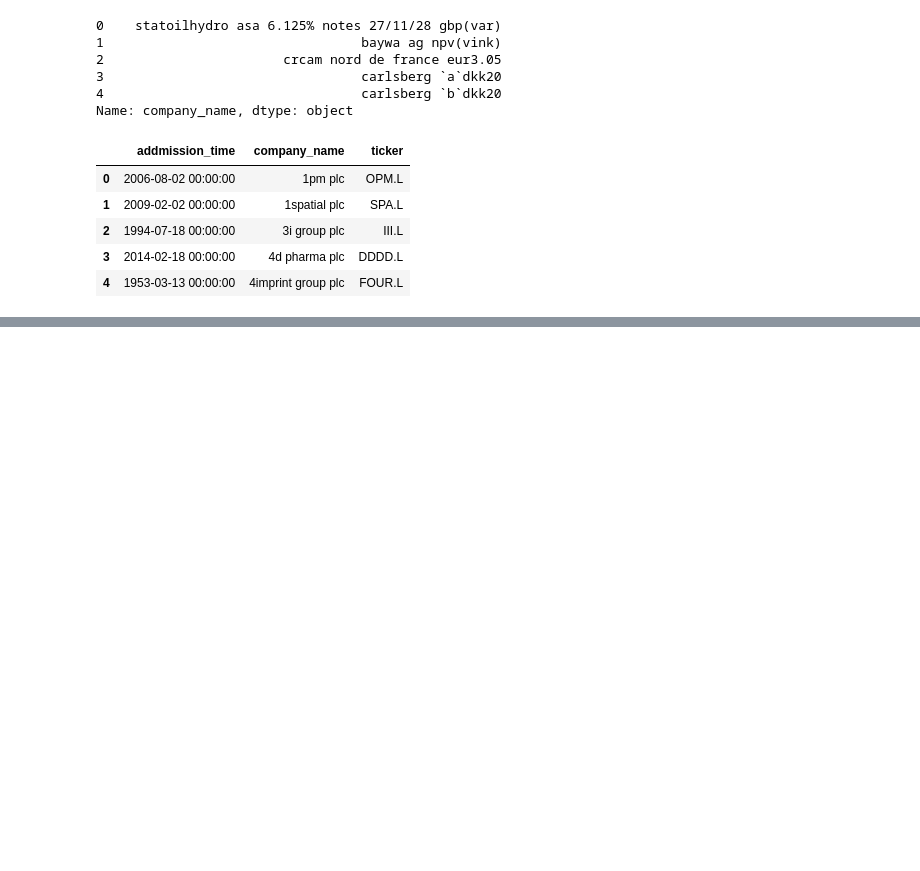
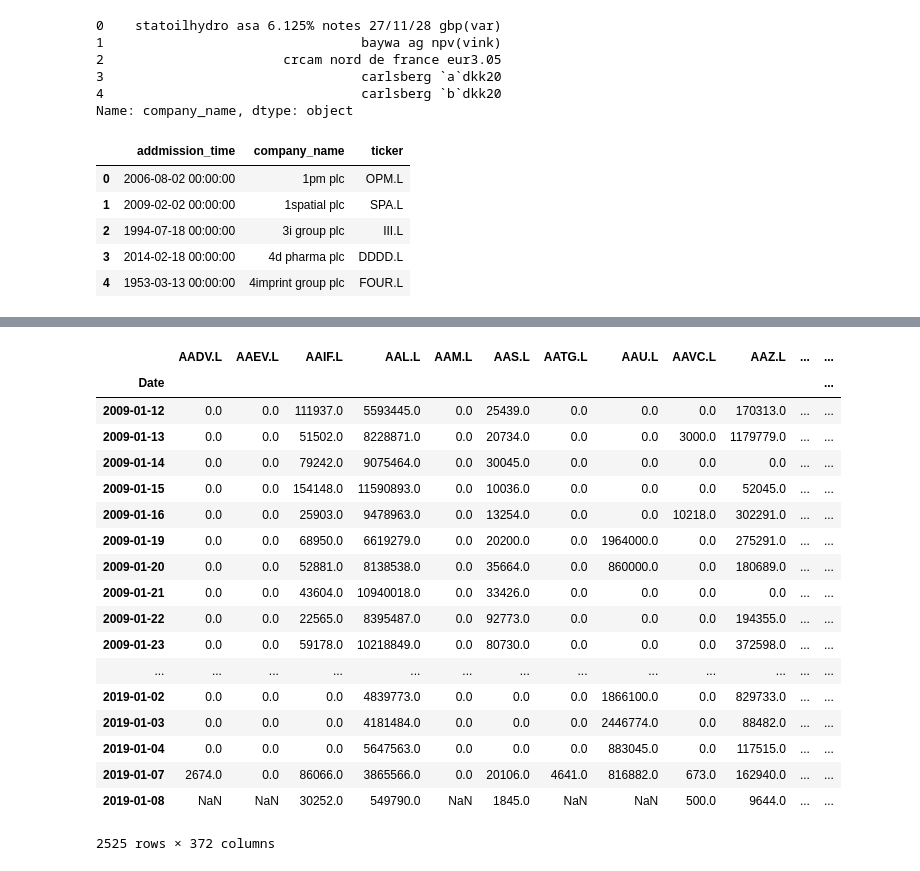
Before and after one commit to xiaohai12/sea-forest, a Jupyter notebook: project.ipynb, the cells around one changed output, grey strips where cells are left out. Drawn from its saved outputs; the diff is of its cells as text; code cells hidden in the pictures; blank space fills up the shorter version.

Commit message:
cleaned the closing price and volume values and drop others

```diff
--- a/project.ipynb
+++ b/project.ipynb
@@ -172,4 +170,4 @@ filtered_date = filterAddmissionTime(cleaned_data,past_time)
 # %%
 tickers_list =  list(filtered_date['ticker'])
 # %%
-pdr.get_data_yahoo(tickers=tickers_list,start=past_time,end=datetime.now())
+Total_data = pdr.get_data_yahoo(tickers=tickers_list,start=past_time,end=datetime.now())
@@ -177,0 +191,6 @@ tickers_list
+# %%
+Closed_price = Total_data['Close']
+missing_percent = Closed_price.isna().sum()/len(Closed_price)
+cleaned_cloing_price = Closed_price.drop(columns=missing_percent[missing_percent>0.01].index)
+cleaned_cloing_price.fillna(method='ffill',inplace=True)
+cleaned_cloing_price.head()
@@ -177,0 +206,26 @@ tickers_list
+# %%
+columns_list = cleaned_cloing_price.columns
+Volume = Total_data['Volume']
+cleaned_volume = Volume[columns_list]
+# %%
+cleaned_volume
+# %% [output]
+|  | AADV.L | AAEV.L | AAIF.L | AAL.L | AAM.L | AAS.L | AATG.L | AAU.L | AAVC.L | AAZ.L | ... | ... |
+| Date |  |  |  |  |  |  |  |  |  |  |  | ... |
+| 2009-01-12 | 0.0 | 0.0 | 111937.0 | 5593445.0 | 0.0 | 25439.0 | 0.0 | 0.0 | 0.0 | 170313.0 | ... | ... |
+| 2009-01-13 | 0.0 | 0.0 | 51502.0 | 8228871.0 | 0.0 | 20734.0 | 0.0 | 0.0 | 3000.0 | 1179779.0 | ... | ... |
+| 2009-01-14 | 0.0 | 0.0 | 79242.0 | 9075464.0 | 0.0 | 30045.0 | 0.0 | 0.0 | 0.0 | 0.0 | ... | ... |
+| 2009-01-15 | 0.0 | 0.0 | 154148.0 | 11590893.0 | 0.0 | 10036.0 | 0.0 | 0.0 | 0.0 | 52045.0 | ... | ... |
+| 2009-01-16 | 0.0 | 0.0 | 25903.0 | 9478963.0 | 0.0 | 13254.0 | 0.0 | 0.0 | 10218.0 | 302291.0 | ... | ... |
+| 2009-01-19 | 0.0 | 0.0 | 68950.0 | 6619279.0 | 0.0 | 20200.0 | 0.0 | 1964000.0 | 0.0 | 275291.0 | ... | ... |
+| 2009-01-20 | 0.0 | 0.0 | 52881.0 | 8138538.0 | 0.0 | 35664.0 | 0.0 | 860000.0 | 0.0 | 180689.0 | ... | ... |
+| 2009-01-21 | 0.0 | 0.0 | 43604.0 | 10940018.0 | 0.0 | 33426.0 | 0.0 | 0.0 | 0.0 | 0.0 | ... | ... |
+| 2009-01-22 | 0.0 | 0.0 | 22565.0 | 8395487.0 | 0.0 | 92773.0 | 0.0 | 0.0 | 0.0 | 194355.0 | ... | ... |
+| 2009-01-23 | 0.0 | 0.0 | 59178.0 | 10218849.0 | 0.0 | 80730.0 | 0.0 | 0.0 | 0.0 | 372598.0 | ... | ... |
+| ... | ... | ... | ... | ... | ... | ... | ... | ... | ... | ... | ... | ... |
+| 2019-01-02 | 0.0 | 0.0 | 0.0 | 4839773.0 | 0.0 | 0.0 | 0.0 | 1866100.0 | 0.0 | 829733.0 | ... | ... |
+| 2019-01-03 | 0.0 | 0.0 | 0.0 | 4181484.0 | 0.0 | 0.0 | 0.0 | 2446774.0 | 0.0 | 88482.0 | ... | ... |
+| 2019-01-04 | 0.0 | 0.0 | 0.0 | 5647563.0 | 0.0 | 0.0 | 0.0 | 883045.0 | 0.0 | 117515.0 | ... | ... |
+| 2019-01-07 | 2674.0 | 0.0 | 86066.0 | 3865566.0 | 0.0 | 20106.0 | 4641.0 | 816882.0 | 673.0 | 162940.0 | ... | ... |
+| 2019-01-08 | NaN | NaN | 30252.0 | 549790.0 | NaN | 1845.0 | NaN | NaN | 500.0 | 9644.0 | ... | ... |
+2525 rows × 372 columns
```
Also changed, not shown: parts of 6 cells of this notebook.
